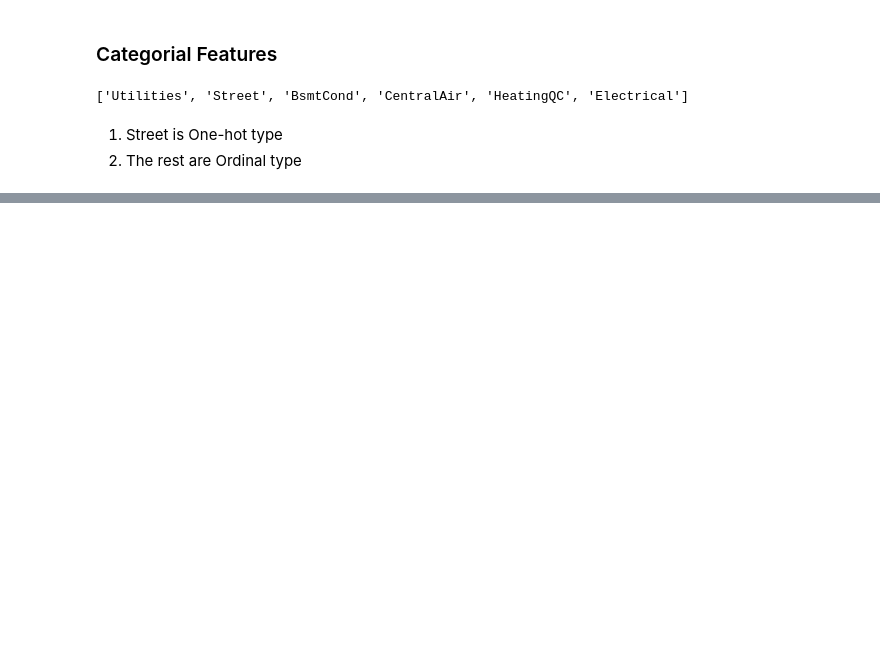
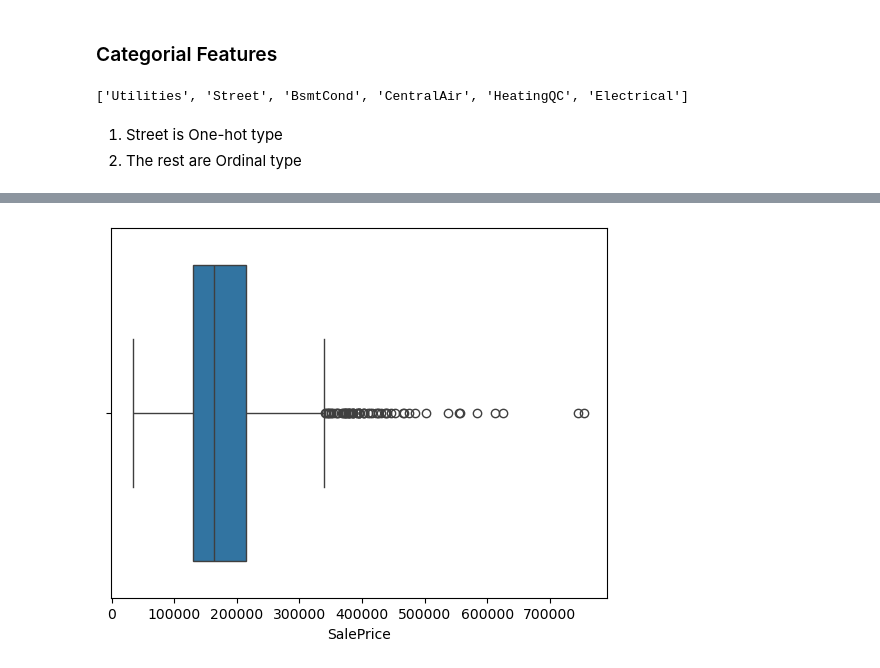
Before and after one commit to TanatB/kaggle_projects, a Jupyter notebook: housing_prices/main.ipynb, the cells around one changed output, grey strips where cells are left out. Drawn from its saved outputs; the diff is of its cells as text; code cells hidden in the pictures; blank space fills up the shorter version.

```diff
--- a/housing_prices/main.ipynb
+++ b/housing_prices/main.ipynb
@@ -162,0 +141,5 @@ col_transformer = ColumnTransformer(
+# %%
+sns.boxplot(x=train_df['SalePrice'])
+plt.show()
+# %% [output]
+[figure, added]
```
Also changed, not shown: parts of 34 cells of this notebook.
